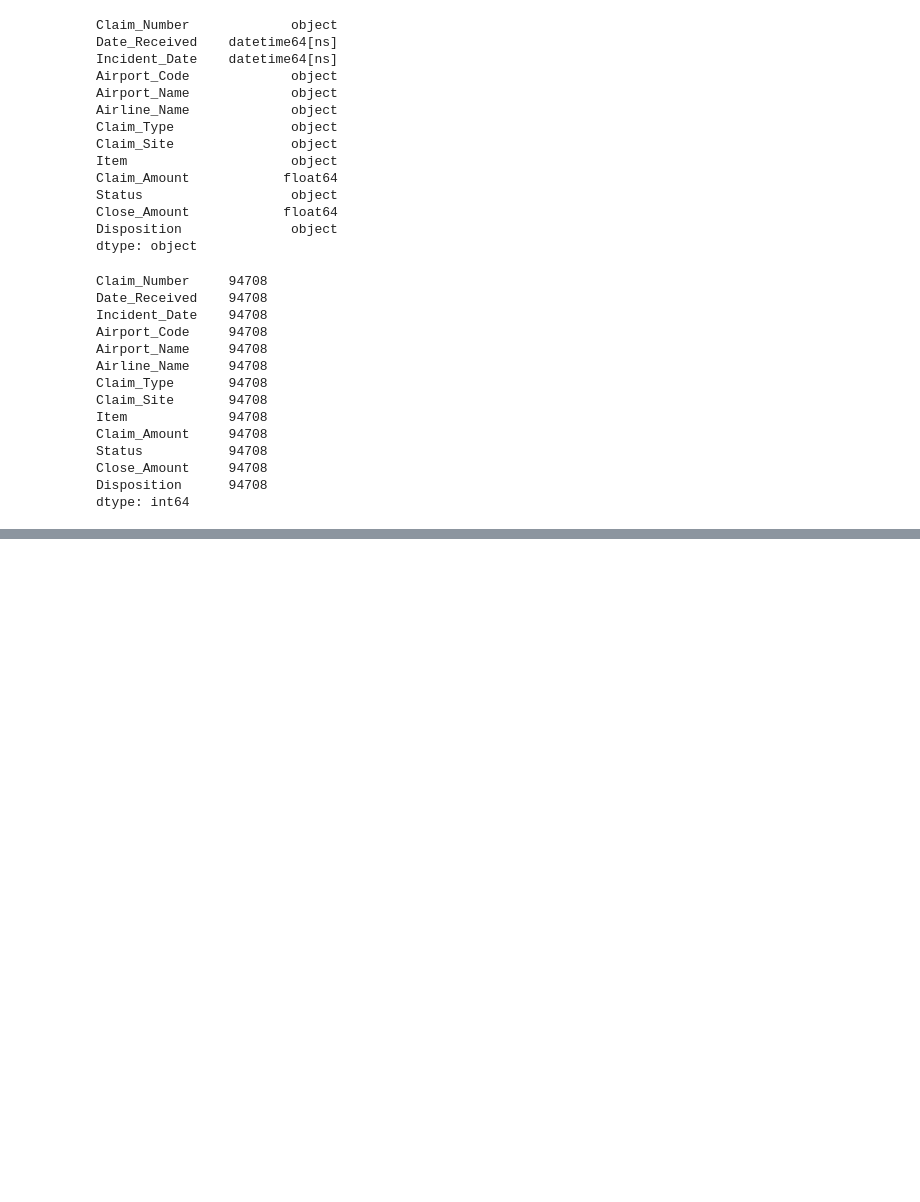
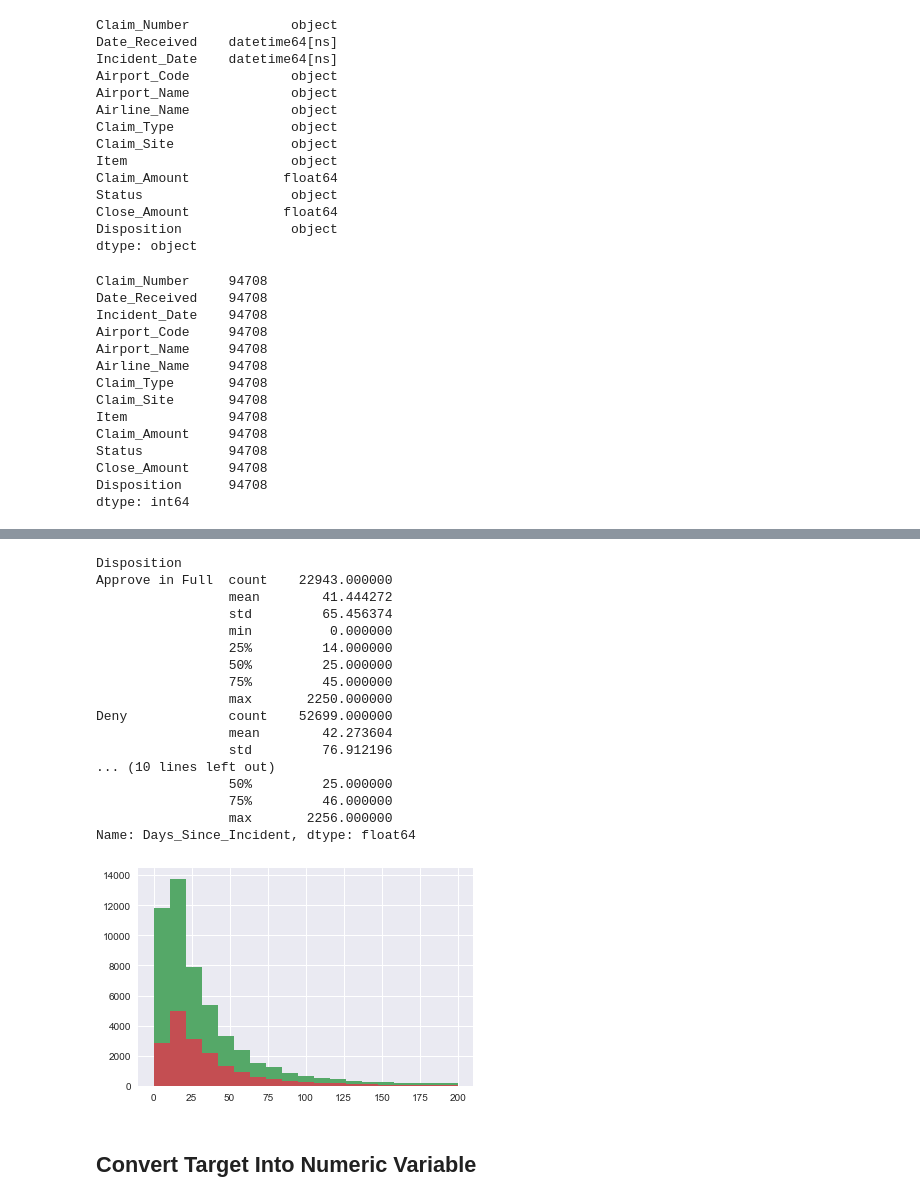
Before and after one commit to mzohaib10/tsa-claims, a Jupyter notebook: tsa-claims-outcome-classifier.ipynb, the cells around one changed output, grey strips where cells are left out. Drawn from its saved outputs; the diff is of its cells as text; code cells hidden in the pictures; blank space fills up the shorter version.

```diff
--- a/tsa-claims-outcome-classifier.ipynb
+++ b/tsa-claims-outcome-classifier.ipynb
@@ -440,0 +524,3 @@ dtype('<m8[ns]')
+# %%
+# Drop rows where Incident Date > Date Received
+df12_final = df12_final.drop(df12_final[df12_final.Incident_Date > df12_final.Date_Received].index)
@@ -440,0 +545,24 @@ dtype('<m8[ns]')
+# %%
+df12_final.groupby('Disposition').Days_Since_Incident.hist(bins=np.linspace(0,200,20))
+print(df12_final.groupby('Disposition').Days_Since_Incident.describe())
+# %% [output]
+Disposition
+Approve in Full  count    22943.000000
+                 mean        41.444272
+                 std         65.456374
+                 min          0.000000
+                 25%         14.000000
+                 50%         25.000000
+                 75%         45.000000
+                 max       2250.000000
+Deny             count    52699.000000
+                 mean        42.273604
+                 std         76.912196
+... (10 lines left out)
+                 50%         25.000000
+                 75%         46.000000
+                 max       2256.000000
+Name: Days_Since_Incident, dtype: float64
+[figure, added]
+# %% [markdown]
+## Convert Target Into Numeric Variable
```
Also changed, not shown: parts of 37 cells of this notebook.
